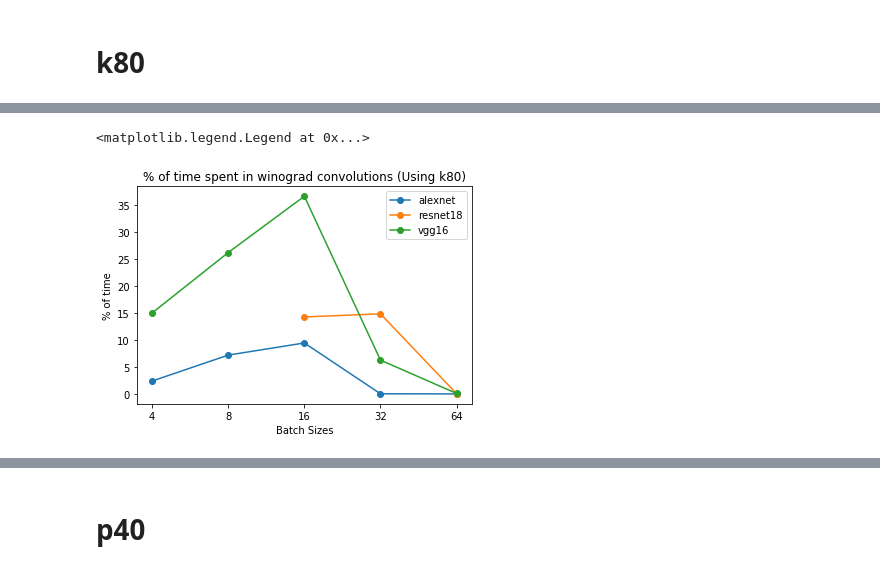
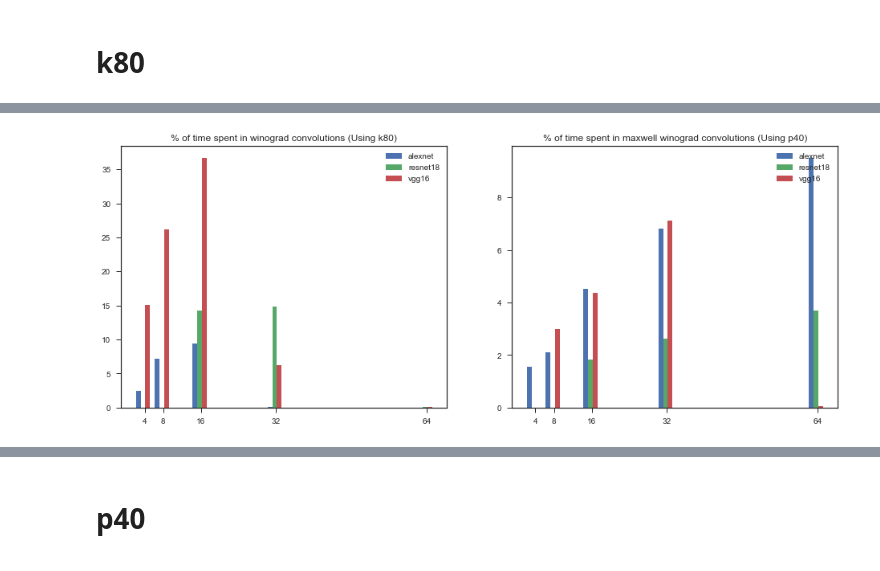
Before and after one commit to srinidhigoud/examples, a Jupyter notebook: imagenet/plots.ipynb, the cells around one changed output, grey strips where cells are left out. Saved outputs shown, nothing was run; the diff lists cells and outputs as text; code cells hidden in the pictures.

```diff
--- a/imagenet/plots.ipynb
+++ b/imagenet/plots.ipynb
@@ -1,9 +1,11 @@
 # %%
 import matplotlib
 import numpy as np
-import matplotlib.pyplot as plt
+from matplotlib import pyplot as plt
+plt.style.use('seaborn-deep')
 %matplotlib inline
 xaxis = np.array([1,2,3,4,5])
+width = 1
 xticks = [4,8,16,32,64]
 # https://www.researchgate.net/publication/323164864_Tensor_Comprehensions_Framework-Agnostic_High-Performance_Machine_Learning_Abstractions
 # https://arxiv.org/pdf/1509.09308.pdf
@@ -34,22 +51,49 @@ plt.legend()
 # %%
+fig = pyplot.figure(figsize=[16,6])
+plt.subplot(121)
 alexnet_k80_full_winograd_implicit_3x3 = [2.40, 7.21, 9.46, 0.04, 0.01] #winograd3x3Kernel - consistent with https://arxiv.org/pdf/1509.09308.pdf
-resnet18_k80_full_winograd_implicit_3x3 = [None, None, 14.28, 14.87, 0.06] #winograd3x3Kernel (multiple ones here - with different params) - consistent with https://arxiv.org/pdf/1509.09308.pdf
+resnet18_k80_full_winograd_implicit_3x3 = [0, 0, 14.28, 14.87, 0.06] #winograd3x3Kernel (multiple ones here - with different params) - consistent with https://arxiv.org/pdf/1509.09308.pdf
 vgg16_k80_full_winograd_implicit_3x3 = [15.03, 26.23, 36.67, 6.28, 0.102] #winograd3x3Kernel (multiple ones here - with different params) - consistent with https://arxiv.org/pdf/1509.09308.pdf
 
 alexnet_k80_full_winograd_implicit_3x3 = np.array(alexnet_k80_full_winograd_implicit_3x3).astype(np.double)
-a_mask = np.isfinite(alexnet_k80_full_winograd_implicit_3x3)
 resnet18_k80_full_winograd_implicit_3x3 = np.array(resnet18_k80_full_winograd_implicit_3x3).astype(np.double)
-r_mask = np.isfinite(resnet18_k80_full_winograd_implicit_3x3)
 vgg16_k80_full_winograd_implicit_3x3 = np.array(vgg16_k80_full_winograd_implicit_3x3).astype(np.double)
-v_mask = np.isfinite(vgg16_k80_full_winograd_implicit_3x3)
-plt.plot(xaxis[a_mask],alexnet_k80_full_winograd_implicit_3x3[a_mask],label='alexnet',linestyle='-',marker='o')
-plt.plot(xaxis[r_mask],resnet18_k80_full_winograd_implicit_3x3[r_mask],label='resnet18',linestyle='-',marker='o')
-plt.plot(xaxis[v_mask],vgg16_k80_full_winograd_implicit_3x3[v_mask],label='vgg16',linestyle='-',marker='o')
-plt.xticks(xaxis,xticks)
-plt.xlabel('Batch Sizes')
-plt.ylabel('% of time')
-plt.title('% of time spent in winograd convolutions (Using k80)')
-plt.legend()
+
+plt.bar(xaxis-width, alexnet_k80_full_winograd_implicit_3x3, width, label='alexnet')
+plt.bar(xaxis, resnet18_k80_full_winograd_implicit_3x3, width, label='resnet18')
+plt.bar(xaxis+width, vgg16_k80_full_winograd_implicit_3x3, width, label='vgg16')
+plt.xticks(xaxis+width/3,('4','8','16','32','64'))
+plt.legend(loc='upper right')
+plt.title("% of time spent in winograd convolutions (Using k80)")
+
+
+
+plt.subplot(122)
+alexnet_p40_full_winograd_maxwell = [1.54, 2.09, 4.51, 6.80, 9.50] #maxwell_scudnn_winograd_128x128_ldg1_ldg4_tile148n_nt (grouped convolutions) - refer to https://www.researchgate.net/publication/323164864_Tensor_Comprehensions_Framework-Agnostic_High-Performance_Machine_Learning_Abstractions
+resnet18_p40_full_winograd_maxwell = [None, None, 1.82, 2.62, 3.68] #winograd3x3Kernel (multiple ones here - with different params) - consistent with https://arxiv.org/pdf/1509.09308.pdf
+vgg16_p40_full_winograd_maxwell = [None, 3.00, 4.37, 7.12, 0.05] #winograd3x3Kernel (multiple ones here - with different params) - consistent with https://arxiv.org/pdf/1509.09308.pdf
+
+alexnet_p40_full_winograd_maxwell = np.array(alexnet_p40_full_winograd_maxwell).astype(np.double)
+resnet18_p40_full_winograd_maxwell = np.array(resnet18_p40_full_winograd_maxwell).astype(np.double)
+vgg16_p40_full_winograd_maxwell = np.array(vgg16_p40_full_winograd_maxwell).astype(np.double)
+
+
+plt.bar(xaxis-width, alexnet_p40_full_winograd_maxwell, width, label='alexnet')
+plt.bar(xaxis, resnet18_p40_full_winograd_maxwell, width, label='resnet18')
+plt.bar(xaxis+width, vgg16_p40_full_winograd_maxwell, width, label='vgg16')
+plt.xticks(xaxis+width/3,('4','8','16','32','64'))
+plt.legend(loc='upper right')
+plt.title("% of time spent in maxwell winograd convolutions (Using p40)")
+plt.show()
+fig.savefig('winograd_implicit_3x3.png', dpi=fig.dpi)
+# plt.plot(xaxis[a_mask],alexnet_k80_full_winograd_implicit_3x3[a_mask],label='alexnet',linestyle='-',marker='o')
+# plt.plot(xaxis[r_mask],resnet18_k80_full_winograd_implicit_3x3[r_mask],label='resnet18',linestyle='-',marker='o')
+# plt.plot(xaxis[v_mask],vgg16_k80_full_winograd_implicit_3x3[v_mask],label='vgg16',linestyle='-',marker='o')
+# plt.xticks(xaxis,xticks)
+# plt.xlabel('Batch Sizes')
+# plt.ylabel('% of time')
+# plt.title('% of time spent in winograd convolutions (Using k80)')
+# plt.legend()
+# fig.savefig('k80_winograd_implicit_3x3.png', dpi=fig.dpi)
 # %% [output]
-<matplotlib.legend.Legend at 0x...>
-[figure, old version]
+[figure, new version]
```
Also changed, not shown: parts of 14 cells of this notebook.
